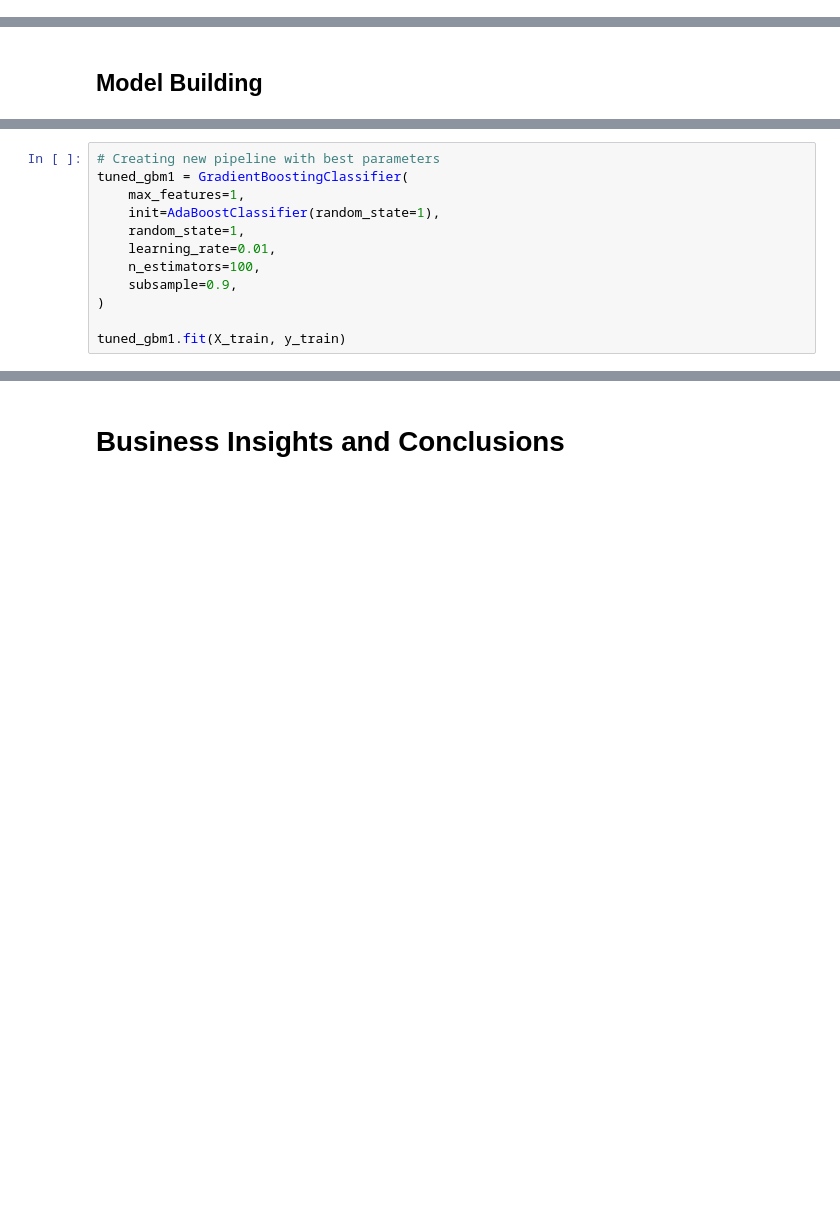
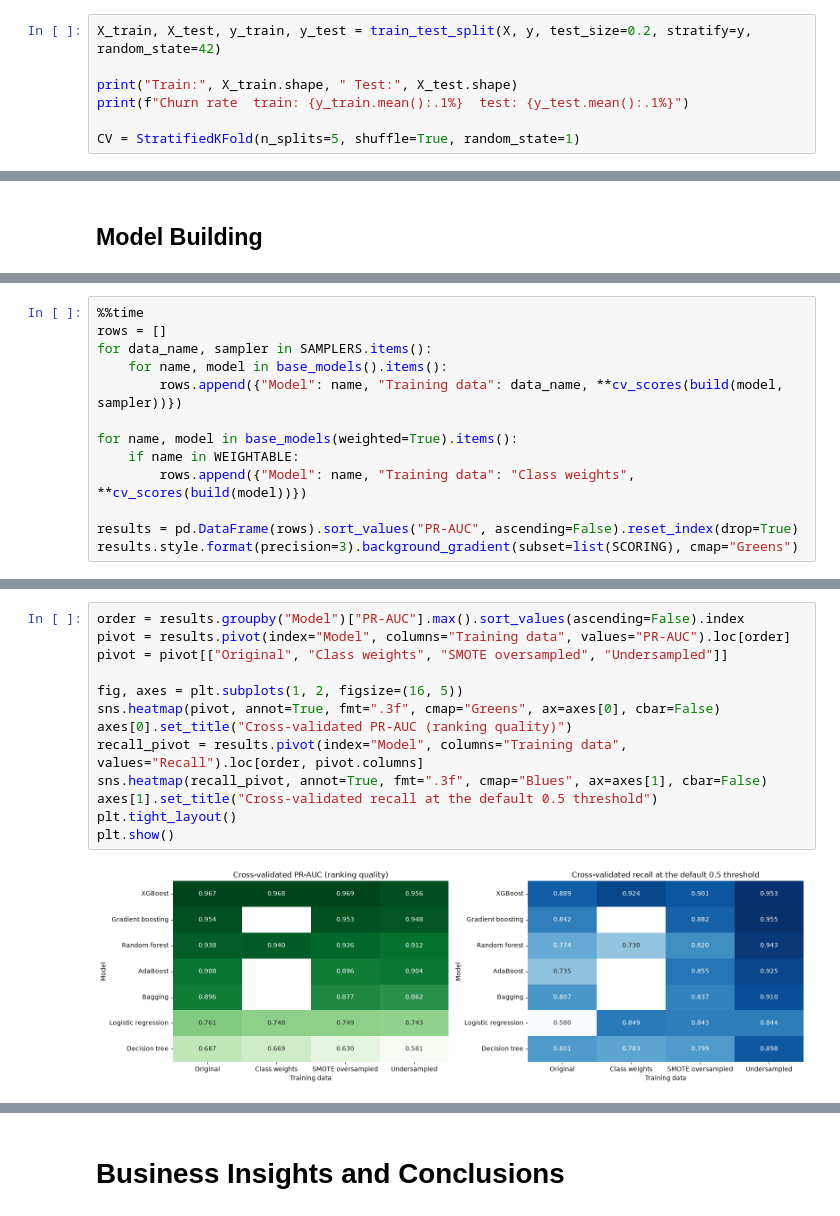
Before and after one commit to ahmadhassan-aiops/AIOPS-Portfolio-Projects, a Jupyter notebook: 2. Machine Learning Projects/Bank churners project/bank churners.ipynb, the cells around one changed output, grey strips where cells are left out. Saved outputs shown, nothing was run; the diff lists cells and outputs as text; blank space fills up the shorter version.

```diff
--- a/2. Machine Learning Projects/Bank churners project/bank churners.ipynb
+++ b/2. Machine Learning Projects/Bank churners project/bank churners.ipynb
@@ -700,0 +873,7 @@ X_train.head()
+# %%
+X_train, X_test, y_train, y_test = train_test_split(X, y, test_size=0.2, stratify=y, random_state=42)
+
+print("Train:", X_train.shape, " Test:", X_test.shape)
+print(f"Churn rate  train: {y_train.mean():.1%}  test: {y_test.mean():.1%}")
+
+CV = StratifiedKFold(n_splits=5, shuffle=True, random_state=1)
@@ -974,12 +926,0 @@ print("Best parameters are {} with CV score={}:" .format(randomized_cv.best_para
-# %%
-# Creating new pipeline with best parameters
-tuned_gbm1 = GradientBoostingClassifier(
-    max_features=1,
-    init=AdaBoostClassifier(random_state=1),
-    random_state=1,
-    learning_rate=0.01,
-    n_estimators=100,
-    subsample=0.9,
-)
-
-tuned_gbm1.fit(X_train, y_train)
@@ -1142,0 +1023,13 @@ gbm1_test
+# %%
+%%time
+rows = []
+for data_name, sampler in SAMPLERS.items():
+    for name, model in base_models().items():
+        rows.append({"Model": name, "Training data": data_name, **cv_scores(build(model, sampler))})
+
+for name, model in base_models(weighted=True).items():
+    if name in WEIGHTABLE:
+        rows.append({"Model": name, "Training data": "Class weights", **cv_scores(build(model))})
+
+results = pd.DataFrame(rows).sort_values("PR-AUC", ascending=False).reset_index(drop=True)
+results.style.format(precision=3).background_gradient(subset=list(SCORING), cmap="Greens")
@@ -1142,0 +1056,15 @@ gbm1_test
+# %%
+order = results.groupby("Model")["PR-AUC"].max().sort_values(ascending=False).index
+pivot = results.pivot(index="Model", columns="Training data", values="PR-AUC").loc[order]
+pivot = pivot[["Original", "Class weights", "SMOTE oversampled", "Undersampled"]]
+
+fig, axes = plt.subplots(1, 2, figsize=(16, 5))
+sns.heatmap(pivot, annot=True, fmt=".3f", cmap="Greens", ax=axes[0], cbar=False)
+axes[0].set_title("Cross-validated PR-AUC (ranking quality)")
+recall_pivot = results.pivot(index="Model", columns="Training data", values="Recall").loc[order, pivot.columns]
+sns.heatmap(recall_pivot, annot=True, fmt=".3f", cmap="Blues", ax=axes[1], cbar=False)
+axes[1].set_title("Cross-validated recall at the default 0.5 threshold")
+plt.tight_layout()
+plt.show()
+# %% [output]
+[figure, added]
```
Also changed, not shown: parts of 170 cells of this notebook, 3 other files.
